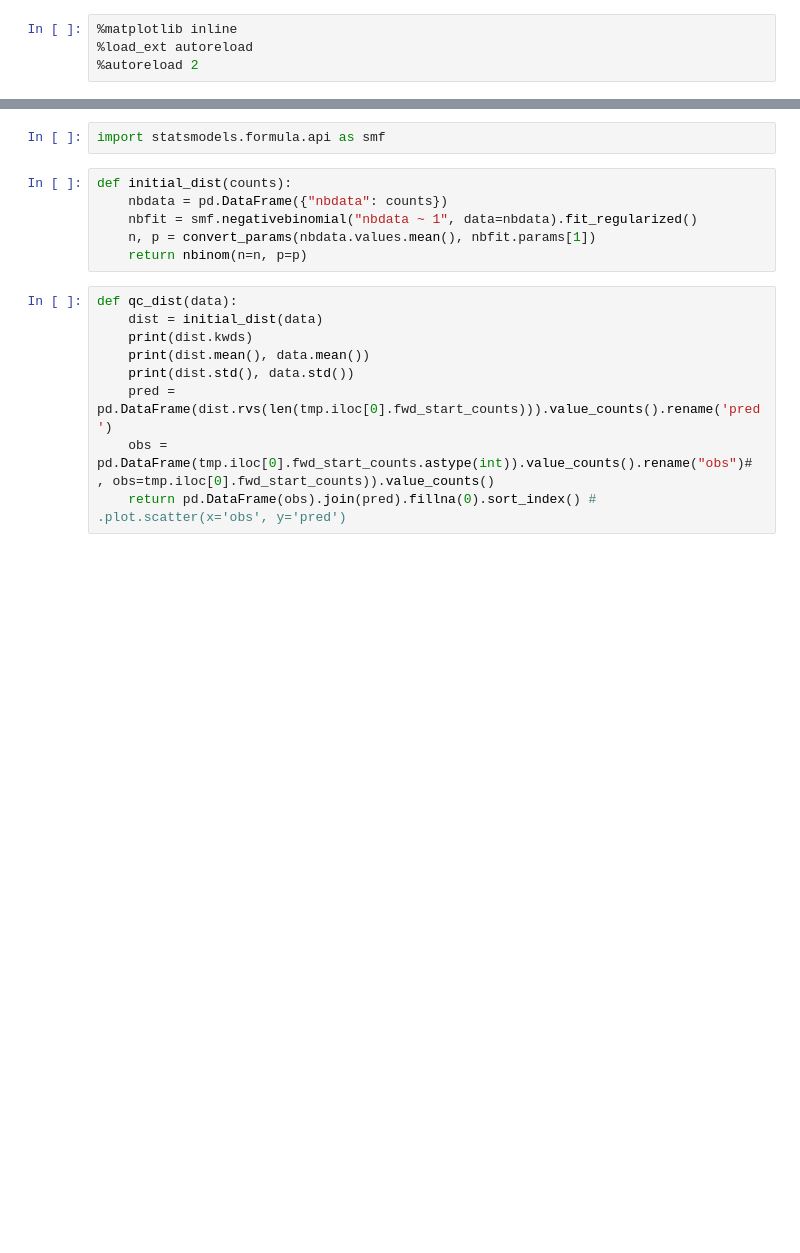
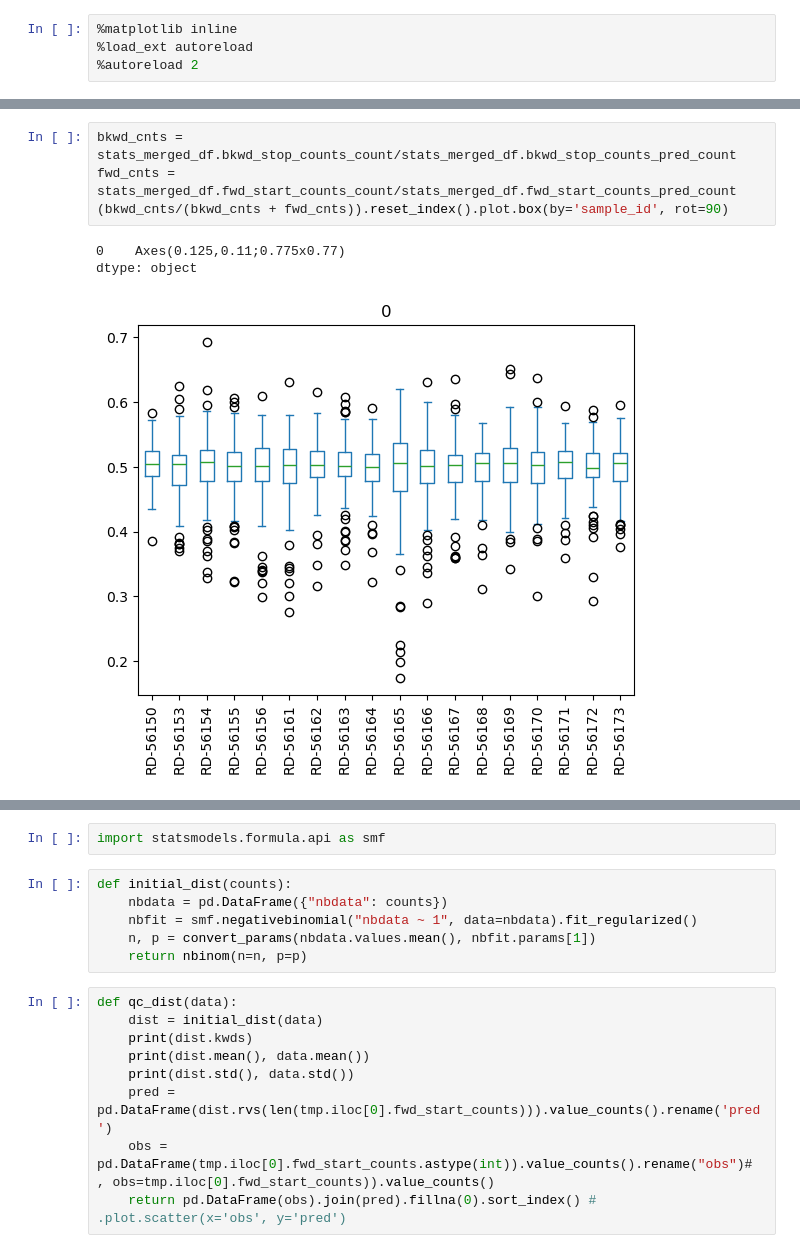
Before and after one commit to nboley/fragmentomics_tools, a Jupyter notebook: projects/ibd/BiasModeling.ipynb, the cells around one changed output, grey strips where cells are left out. Saved outputs shown, nothing was run; the diff lists cells and outputs as text; blank space fills up the shorter version.

```diff
--- a/projects/ibd/BiasModeling.ipynb
+++ b/projects/ibd/BiasModeling.ipynb
@@ -485,0 +182,8 @@ make_tracks(tmp.iloc[13], max_scale=False).plot()
+# %%
+bkwd_cnts = stats_merged_df.bkwd_stop_counts_count/stats_merged_df.bkwd_stop_counts_pred_count
+fwd_cnts = stats_merged_df.fwd_start_counts_count/stats_merged_df.fwd_start_counts_pred_count
+(bkwd_cnts/(bkwd_cnts + fwd_cnts)).reset_index().plot.box(by='sample_id', rot=90)
+# %% [output]
+0    Axes(0.125,0.11;0.775x0.77)
+dtype: object
+[figure, added]
```
Also changed, not shown: parts of 76 cells of this notebook, 19 other files.
